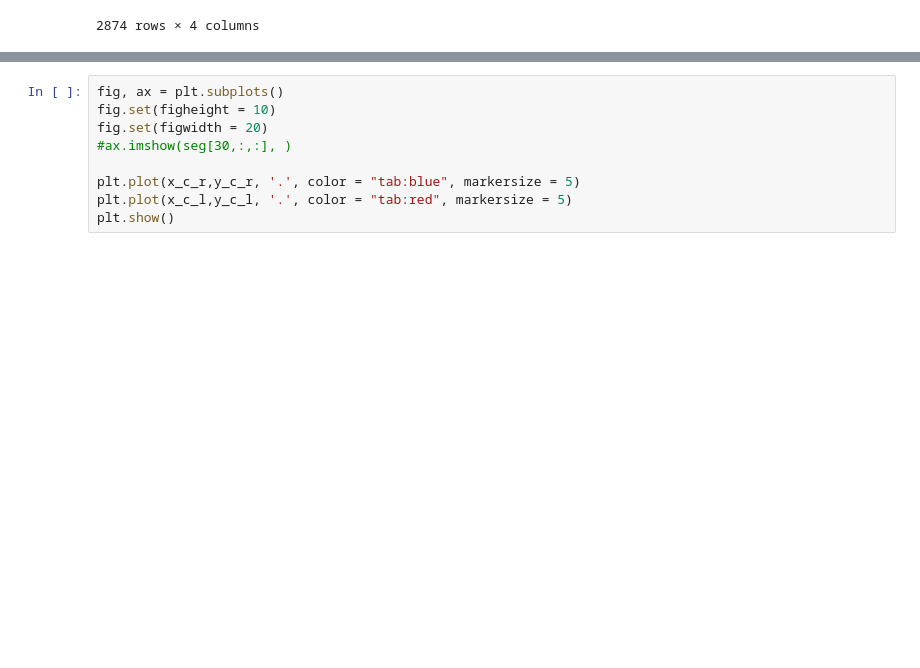
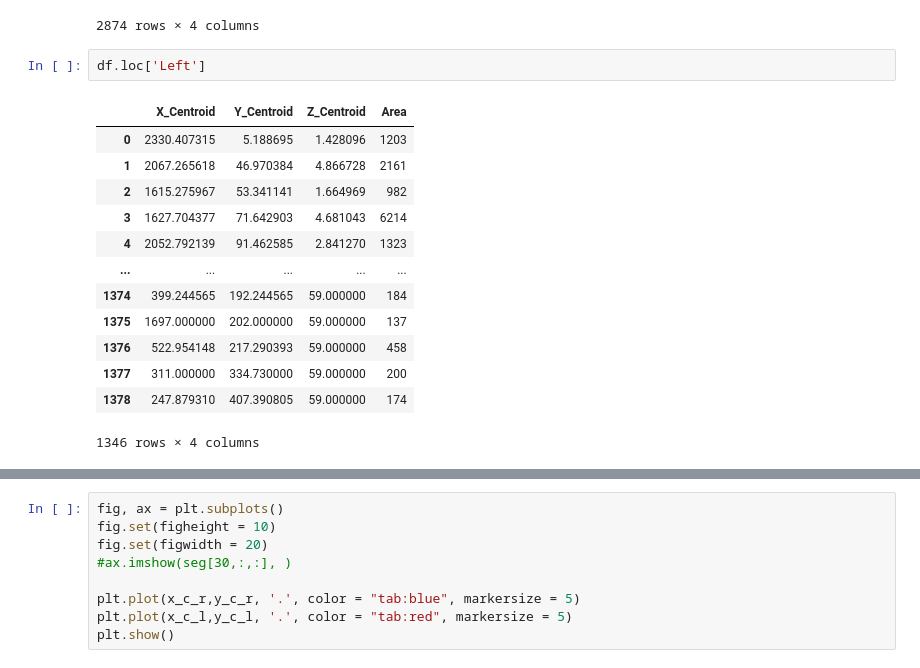
Before and after one commit to DarioMoed/RESTORE, a Jupyter notebook: 3D_Segmentation.ipynb, the cells around one changed output, grey strips where cells are left out. Saved outputs shown, nothing was run; the diff lists cells and outputs as text; blank space fills up the shorter version.

```diff
--- a/3D_Segmentation.ipynb
+++ b/3D_Segmentation.ipynb
@@ -167,3 +169,19 @@ df
 |  | 1589 | 5098.334459 | 9.037162 | 46.000000 | 296 |
 |  | 1590 | 6033.500000 | 2.585366 | 52.000000 | 82 |
 2874 rows × 4 columns
+# %%
+df.loc['Left']
+# %% [output]
+|  | X_Centroid | Y_Centroid | Z_Centroid | Area |
+| 0 | 2330.407315 | 5.188695 | 1.428096 | 1203 |
+| 1 | 2067.265618 | 46.970384 | 4.866728 | 2161 |
+| 2 | 1615.275967 | 53.341141 | 1.664969 | 982 |
+| 3 | 1627.704377 | 71.642903 | 4.681043 | 6214 |
+| 4 | 2052.792139 | 91.462585 | 2.841270 | 1323 |
+| ... | ... | ... | ... | ... |
+| 1374 | 399.244565 | 192.244565 | 59.000000 | 184 |
+| 1375 | 1697.000000 | 202.000000 | 59.000000 | 137 |
+| 1376 | 522.954148 | 217.290393 | 59.000000 | 458 |
+| 1377 | 311.000000 | 334.730000 | 59.000000 | 200 |
+| 1378 | 247.879310 | 407.390805 | 59.000000 | 174 |
+1346 rows × 4 columns
```
Also changed, not shown: parts of 6 cells of this notebook, 1 other file.
